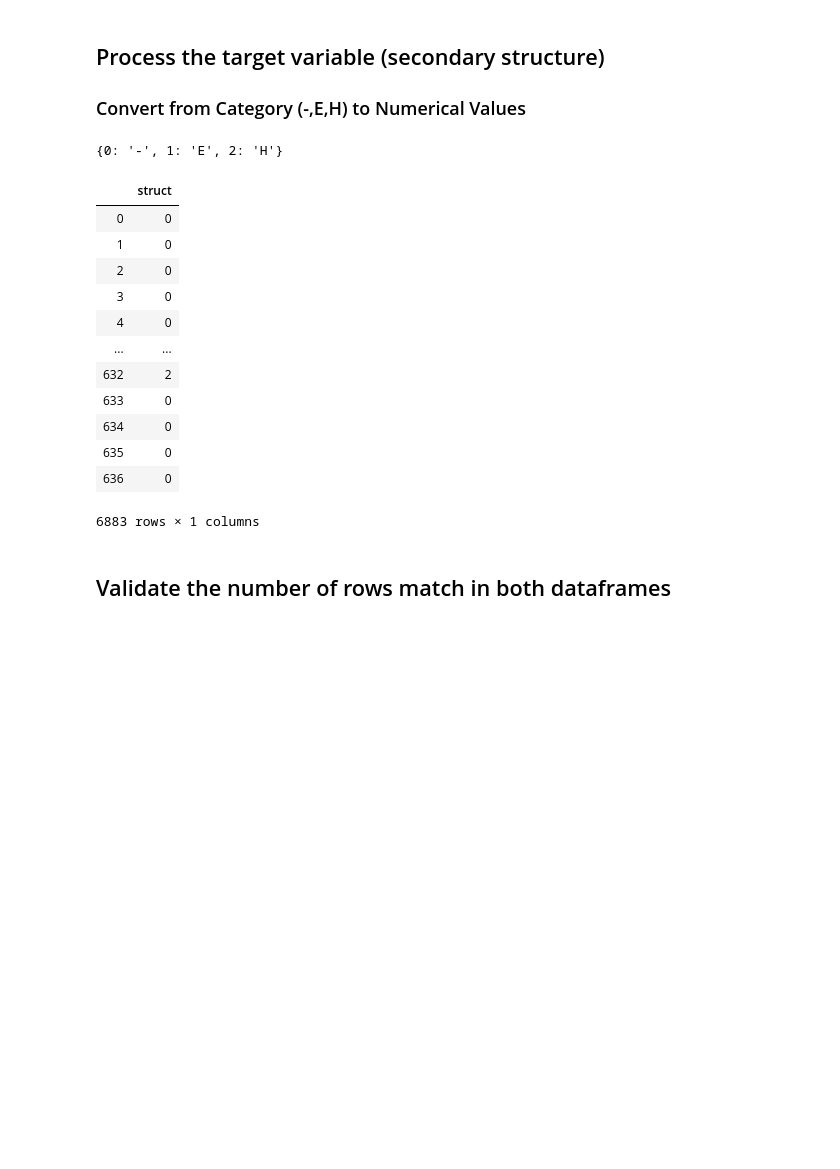
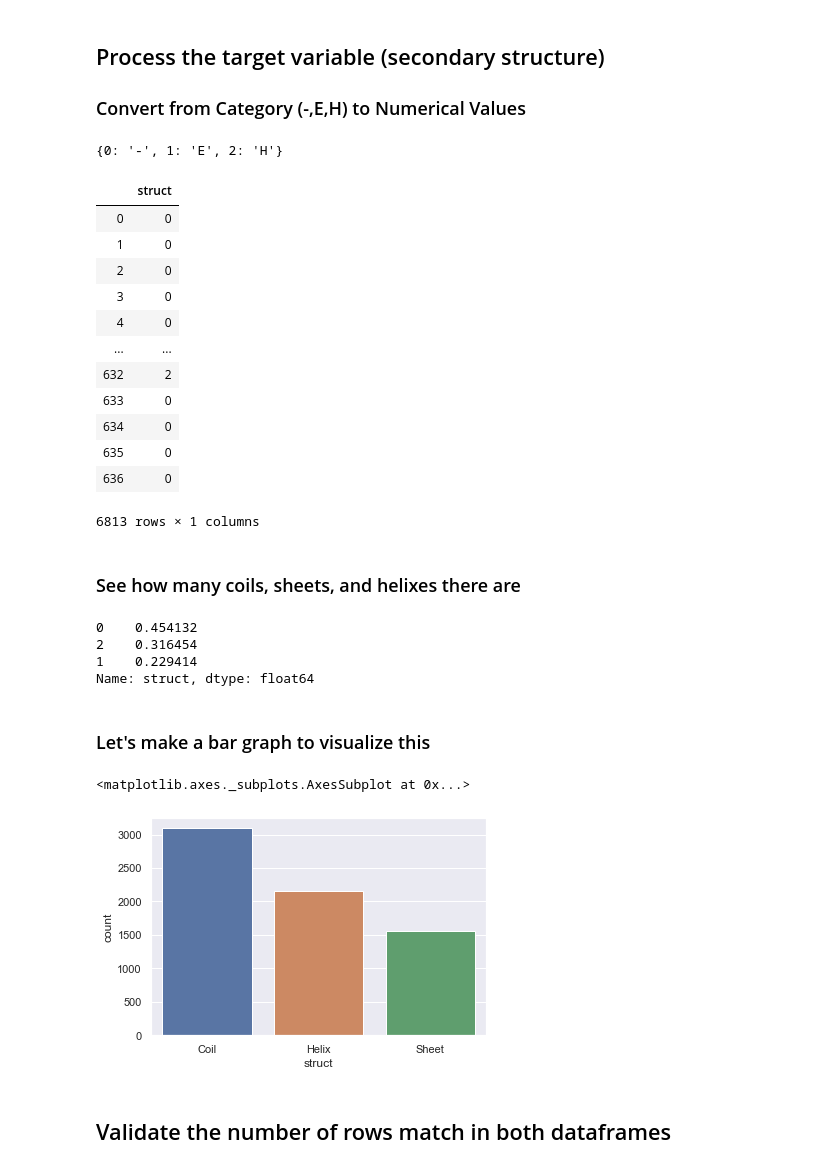
Before and after one commit to Lehcar/protein-secondary-structure-predictor, a Jupyter notebook: predictor.ipynb, the cells around one changed output. Drawn from its saved outputs; the diff is of its cells as text; code cells hidden in the pictures; blank space fills up the shorter version.

Commit message:
removed duplicate sequences from training dataset, added more sequences to sample, edited notebook to include additional data exploration

```diff
--- a/predictor.ipynb
+++ b/predictor.ipynb
@@ -177,6 +188,9 @@ seq_df
 struct_df = pd.DataFrame(columns=['struct'])
 for struct in structures:
     struct_df = pd.concat([struct_df, pd.DataFrame(list(struct), columns=['struct'])])
+
+#for graphing later
+graph_df = struct_df.copy()
 
 #convert ['-' 'H' 'E'] into numerical values
 struct_df['struct'] = struct_df['struct'].astype('category')
@@ -198,7 +212,27 @@ struct_df
 | 634 | 0 |
 | 635 | 0 |
 | 636 | 0 |
-6883 rows × 1 columns
+6813 rows × 1 columns
+# %% [markdown]
+### See how many coils, sheets, and helixes there are
+# %%
+counts = struct_df.struct.value_counts()
+counts.apply(lambda x: x / counts.sum())
+# %% [output]
+0    0.454132
+2    0.316454
+1    0.229414
+Name: struct, dtype: float64
+# %% [markdown]
+### Let's make a bar graph to visualize this
+# %%
+ax = sns.countplot(x='struct', data=graph_df)
+target_names=["Coil", "Helix", "Sheet"]
+ax.set_xticklabels(target_names)
+ax
+# %% [output]
+<matplotlib.axes._subplots.AxesSubplot at 0x...>
+[figure, added]
 # %% [markdown]
 ## Validate the number of rows match in both dataframes
 # %%
```
Also changed, not shown: parts of 17 cells of this notebook, 3 other files.
